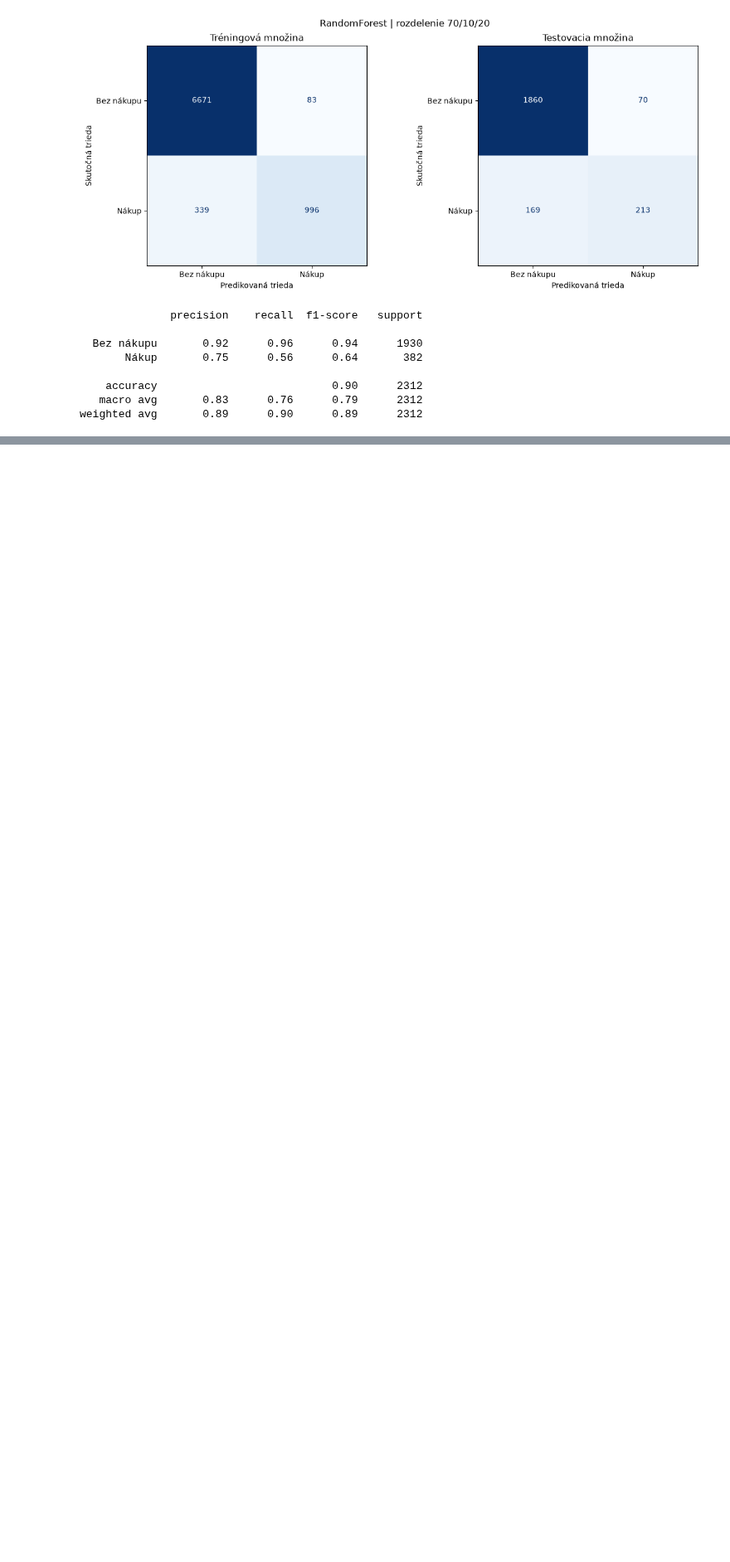
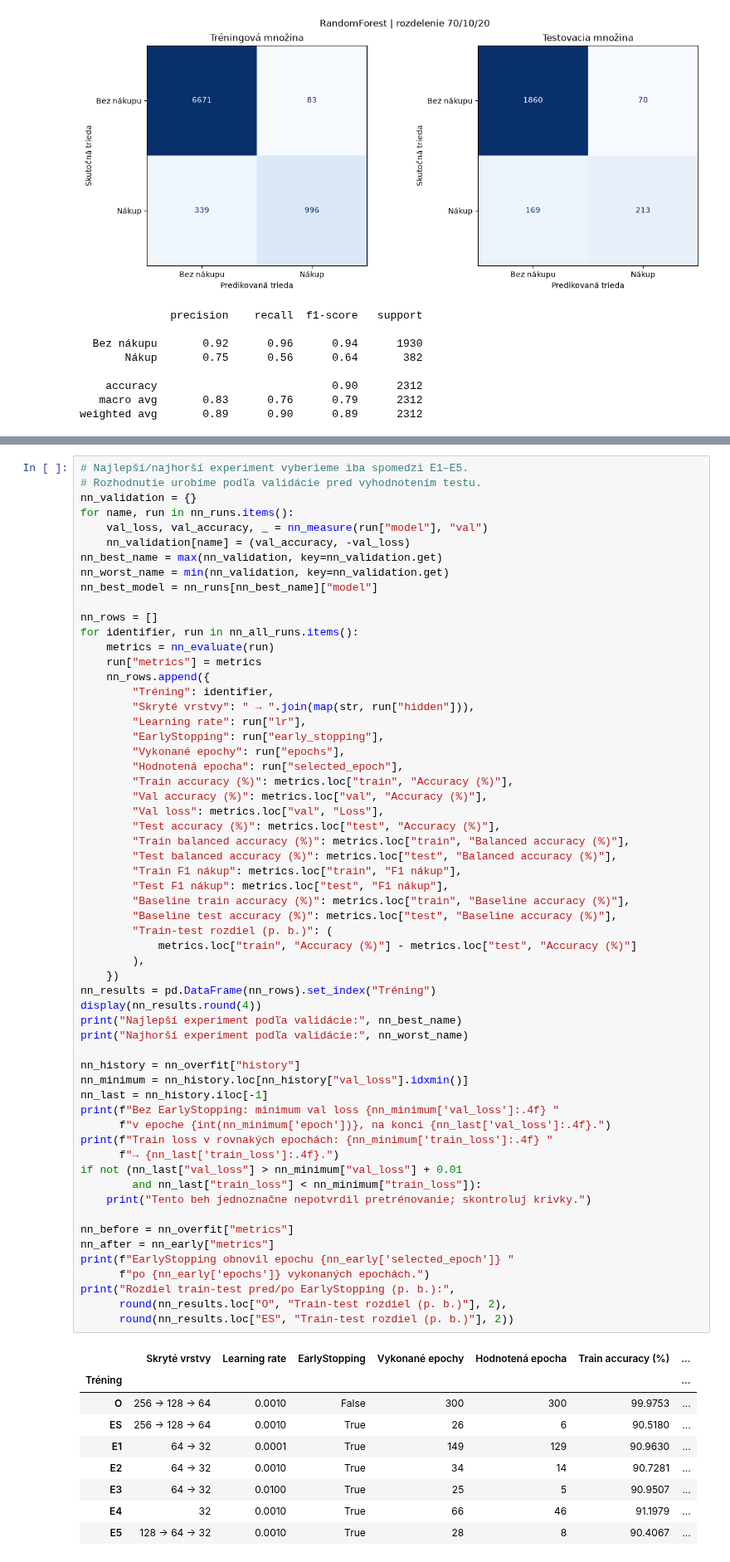
Before and after one commit to samuelbagin1/suns, a Jupyter notebook: zadania/01/main.ipynb, the cells around one changed output, grey strips where cells are left out. Shown at 83% size. Saved outputs shown, nothing was run; the diff lists cells and outputs as text; blank space fills up the shorter version.

```diff
--- a/zadania/01/main.ipynb
+++ b/zadania/01/main.ipynb
@@ -1338,0 +1635,69 @@ weighted avg       0.89      0.90      0.89      2312
+# %%
+# Najlepší/najhorší experiment vyberieme iba spomedzi E1–E5.
+# Rozhodnutie urobíme podľa validácie pred vyhodnotením testu.
+nn_validation = {}
+for name, run in nn_runs.items():
+    val_loss, val_accuracy, _ = nn_measure(run["model"], "val")
+    nn_validation[name] = (val_accuracy, -val_loss)
+nn_best_name = max(nn_validation, key=nn_validation.get)
+nn_worst_name = min(nn_validation, key=nn_validation.get)
+nn_best_model = nn_runs[nn_best_name]["model"]
+
+nn_rows = []
+for identifier, run in nn_all_runs.items():
+    metrics = nn_evaluate(run)
+    run["metrics"] = metrics
+    nn_rows.append({
+        "Tréning": identifier,
+        "Skryté vrstvy": " → ".join(map(str, run["hidden"])),
+        "Learning rate": run["lr"],
+        "EarlyStopping": run["early_stopping"],
+        "Vykonané epochy": run["epochs"],
+        "Hodnotená epocha": run["selected_epoch"],
+        "Train accuracy (%)": metrics.loc["train", "Accuracy (%)"],
+        "Val accuracy (%)": metrics.loc["val", "Accuracy (%)"],
+        "Val loss": metrics.loc["val", "Loss"],
+        "Test accuracy (%)": metrics.loc["test", "Accuracy (%)"],
+        "Train balanced accuracy (%)": metrics.loc["train", "Balanced accuracy (%)"],
+        "Test balanced accuracy (%)": metrics.loc["test", "Balanced accuracy (%)"],
+        "Train F1 nákup": metrics.loc["train", "F1 nákup"],
+        "Test F1 nákup": metrics.loc["test", "F1 nákup"],
+        "Baseline train accuracy (%)": metrics.loc["train", "Baseline accuracy (%)"],
+        "Baseline test accuracy (%)": metrics.loc["test", "Baseline accuracy (%)"],
+        "Train-test rozdiel (p. b.)": (
+            metrics.loc["train", "Accuracy (%)"] - metrics.loc["test", "Accuracy (%)"]
+        ),
+    })
+nn_results = pd.DataFrame(nn_rows).set_index("Tréning")
+display(nn_results.round(4))
+print("Najlepší experiment podľa validácie:", nn_best_name)
+print("Najhorší experiment podľa validácie:", nn_worst_name)
+
+nn_history = nn_overfit["history"]
+nn_minimum = nn_history.loc[nn_history["val_loss"].idxmin()]
+nn_last = nn_history.iloc[-1]
+print(f"Bez EarlyStopping: minimum val loss {nn_minimum['val_loss']:.4f} "
+      f"v epoche {int(nn_minimum['epoch'])}, na konci {nn_last['val_loss']:.4f}.")
+print(f"Train loss v rovnakých epochách: {nn_minimum['train_loss']:.4f} "
+      f"→ {nn_last['train_loss']:.4f}.")
+if not (nn_last["val_loss"] > nn_minimum["val_loss"] + 0.01
+        and nn_last["train_loss"] < nn_minimum["train_loss"]):
+    print("Tento beh jednoznačne nepotvrdil pretrénovanie; skontroluj krivky.")
+
+nn_before = nn_overfit["metrics"]
+nn_after = nn_early["metrics"]
+print(f"EarlyStopping obnovil epochu {nn_early['selected_epoch']} "
+      f"po {nn_early['epochs']} vykonaných epochách.")
+print("Rozdiel train-test pred/po EarlyStopping (p. b.):",
+      round(nn_results.loc["O", "Train-test rozdiel (p. b.)"], 2),
+      round(nn_results.loc["ES", "Train-test rozdiel (p. b.)"], 2))
+# %% [output]
+|  | Skryté vrstvy | Learning rate | EarlyStopping | Vykonané epochy | Hodnotená epocha | Train accuracy (%) | ... |
+| Tréning |  |  |  |  |  |  | ... |
+| O | 256 → 128 → 64 | 0.0010 | False | 300 | 300 | 99.9753 | ... |
+| ES | 256 → 128 → 64 | 0.0010 | True | 26 | 6 | 90.5180 | ... |
+| E1 | 64 → 32 | 0.0001 | True | 149 | 129 | 90.9630 | ... |
+| E2 | 64 → 32 | 0.0010 | True | 34 | 14 | 90.7281 | ... |
+| E3 | 64 → 32 | 0.0100 | True | 25 | 5 | 90.9507 | ... |
+| E4 | 32 | 0.0010 | True | 66 | 46 | 91.1979 | ... |
+| E5 | 128 → 64 → 32 | 0.0010 | True | 28 | 8 | 90.4067 | ... |
```
Also changed, not shown: parts of 15 cells of this notebook, 5 other files.
